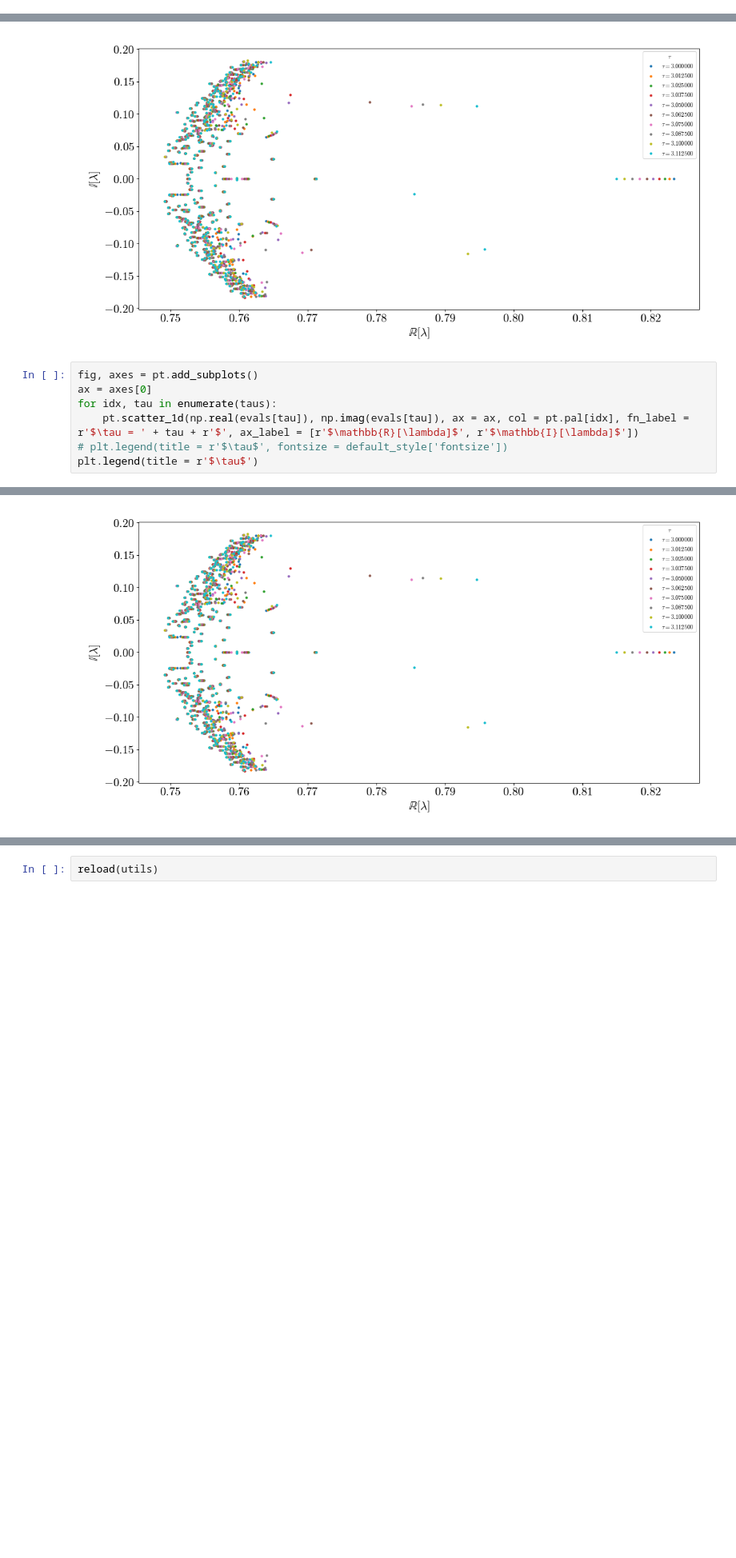
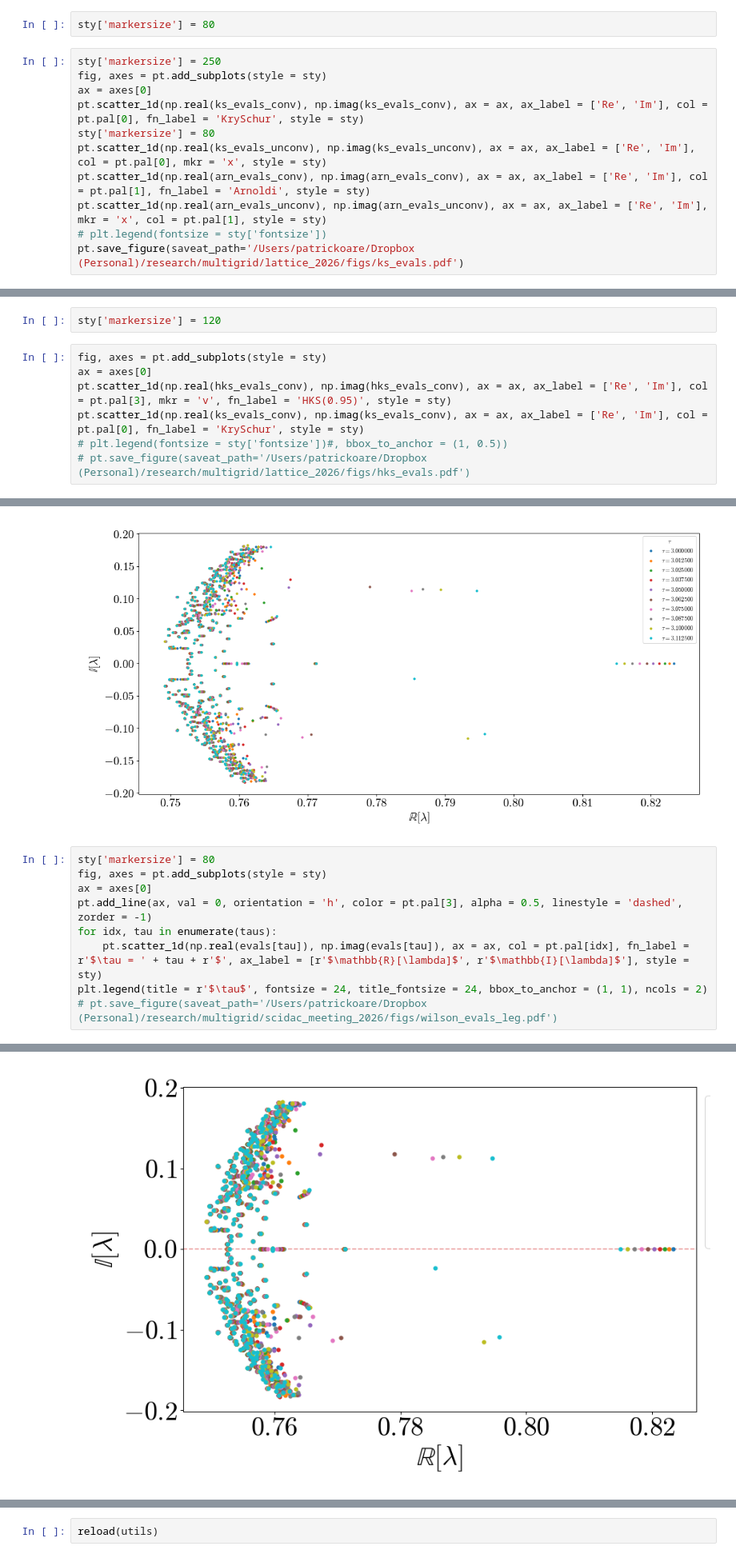
Before and after one commit to poare/lqcd, a Jupyter notebook: multigrid/python_scripts/plots.ipynb, the cells around one changed output, grey strips where cells are left out. Shown at 80% size. Saved outputs shown, nothing was run; the diff lists cells and outputs as text; blank space fills up the shorter version.

```diff
--- a/multigrid/python_scripts/plots.ipynb
+++ b/multigrid/python_scripts/plots.ipynb
@@ -33,0 +263,13 @@ import matplotlib.animation as animation
+# %%
+sty['markersize'] = 80
+# %%
+sty['markersize'] = 250
+fig, axes = pt.add_subplots(style = sty)
+ax = axes[0]
+pt.scatter_1d(np.real(ks_evals_conv), np.imag(ks_evals_conv), ax = ax, ax_label = ['Re', 'Im'], col = pt.pal[0], fn_label = 'KrySchur', style = sty)
+sty['markersize'] = 80
+pt.scatter_1d(np.real(ks_evals_unconv), np.imag(ks_evals_unconv), ax = ax, ax_label = ['Re', 'Im'], col = pt.pal[0], mkr = 'x', style = sty)
+pt.scatter_1d(np.real(arn_evals_conv), np.imag(arn_evals_conv), ax = ax, ax_label = ['Re', 'Im'], col = pt.pal[1], fn_label = 'Arnoldi', style = sty)
+pt.scatter_1d(np.real(arn_evals_unconv), np.imag(arn_evals_unconv), ax = ax, ax_label = ['Re', 'Im'], mkr = 'x', col = pt.pal[1], style = sty)
+# plt.legend(fontsize = sty['fontsize'])
+pt.save_figure(saveat_path='/Users/patrickoare/Dropbox (Personal)/research/multigrid/lattice_2026/figs/ks_evals.pdf')
@@ -33,0 +315,9 @@ import matplotlib.animation as animation
+# %%
+sty['markersize'] = 120
+# %%
+fig, axes = pt.add_subplots(style = sty)
+ax = axes[0]
+pt.scatter_1d(np.real(hks_evals_conv), np.imag(hks_evals_conv), ax = ax, ax_label = ['Re', 'Im'], col = pt.pal[3], mkr = 'v', fn_label = 'HKS(0.95)', style = sty)
+pt.scatter_1d(np.real(ks_evals_conv), np.imag(ks_evals_conv), ax = ax, ax_label = ['Re', 'Im'], col = pt.pal[0], fn_label = 'KrySchur', style = sty)
+# plt.legend(fontsize = sty['fontsize'])#, bbox_to_anchor = (1, 0.5))
+# pt.save_figure(saveat_path='/Users/patrickoare/Dropbox (Personal)/research/multigrid/lattice_2026/figs/hks_evals.pdf')
@@ -154,10 +473,12 @@ plt.legend(title = r'$\tau$')
 <matplotlib.legend.Legend at 0x...>
 [figure]
 # %%
-fig, axes = pt.add_subplots()
+sty['markersize'] = 80
+fig, axes = pt.add_subplots(style = sty)
 ax = axes[0]
+pt.add_line(ax, val = 0, orientation = 'h', color = pt.pal[3], alpha = 0.5, linestyle = 'dashed', zorder = -1)
 for idx, tau in enumerate(taus):
-    pt.scatter_1d(np.real(evals[tau]), np.imag(evals[tau]), ax = ax, col = pt.pal[idx], fn_label = r'$\tau = ' + tau + r'$', ax_label = [r'$\mathbb{R}[\lambda]$', r'$\mathbb{I}[\lambda]$'])
-# plt.legend(title = r'$\tau$', fontsize = default_style['fontsize'])
-plt.legend(title = r'$\tau$')
+    pt.scatter_1d(np.real(evals[tau]), np.imag(evals[tau]), ax = ax, col = pt.pal[idx], fn_label = r'$\tau = ' + tau + r'$', ax_label = [r'$\mathbb{R}[\lambda]$', r'$\mathbb{I}[\lambda]$'], style = sty)
+plt.legend(title = r'$\tau$', fontsize = 24, title_fontsize = 24, bbox_to_anchor = (1, 1), ncols = 2)
+# pt.save_figure(saveat_path='/Users/patrickoare/Dropbox (Personal)/research/multigrid/scidac_meeting_2026/figs/wilson_evals_leg.pdf')
 # %% [output]
@@ -165 +485 @@ plt.legend(title = r'$\tau$')
-[figure, old version]
+[figure, new version]
```
Also changed, not shown: parts of 23 cells of this notebook, 6 other files.
